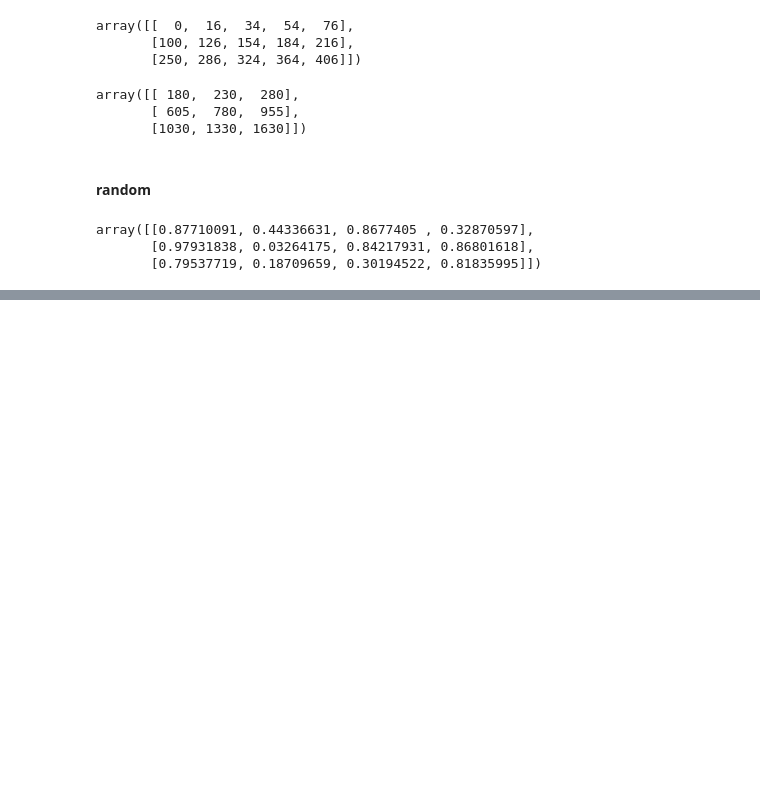
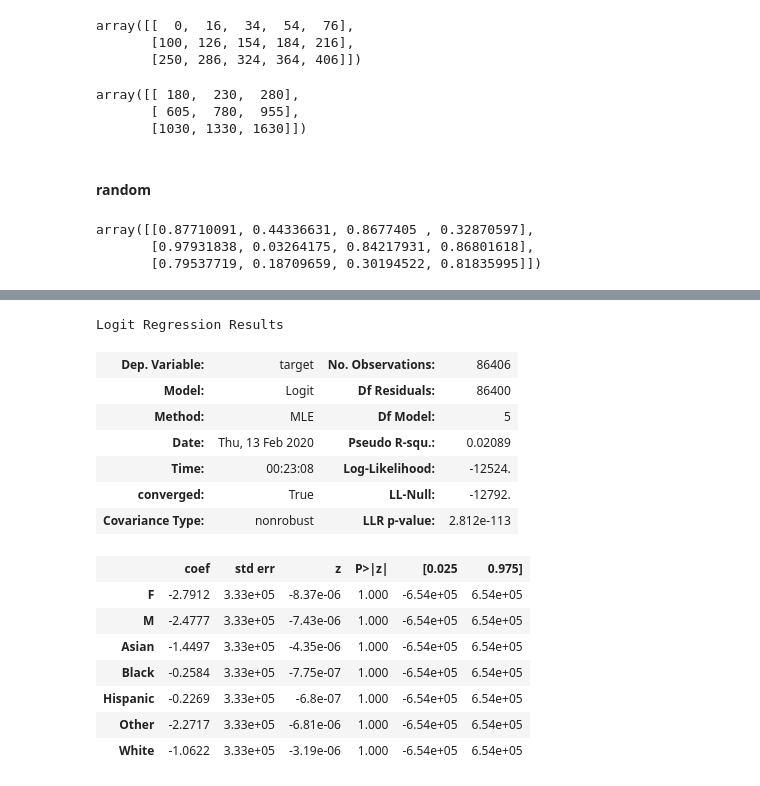
Before and after one commit to sergeychuvakin/python_hse, a Jupyter notebook: week8/ds.ipynb, the cells around one changed output, grey strips where cells are left out. Saved outputs shown, nothing was run; the diff lists cells and outputs as text; code cells hidden in the pictures; blank space fills up the shorter version.

```diff
--- a/week8/ds.ipynb
+++ b/week8/ds.ipynb
@@ -112,0 +343,19 @@ array([[0.87710091, 0.44336631, 0.8677405 , 0.32870597],
+# %%
+result.summary()
+# %% [output]
+Logit Regression Results
+| Dep. Variable: | target | No. Observations: | 86406 |
+| Model: | Logit | Df Residuals: | 86400 |
+| Method: | MLE | Df Model: | 5 |
+| Date: | Thu, 13 Feb 2020 | Pseudo R-squ.: | 0.02089 |
+| Time: | 00:23:08 | Log-Likelihood: | -12524. |
+| converged: | True | LL-Null: | -12792. |
+| Covariance Type: | nonrobust | LLR p-value: | 2.812e-113 |
+|  | coef | std err | z | P>|z| | [0.025 | 0.975] |
+| F | -2.7912 | 3.33e+05 | -8.37e-06 | 1.000 | -6.54e+05 | 6.54e+05 |
+| M | -2.4777 | 3.33e+05 | -7.43e-06 | 1.000 | -6.54e+05 | 6.54e+05 |
+| Asian | -1.4497 | 3.33e+05 | -4.35e-06 | 1.000 | -6.54e+05 | 6.54e+05 |
+| Black | -0.2584 | 3.33e+05 | -7.75e-07 | 1.000 | -6.54e+05 | 6.54e+05 |
+| Hispanic | -0.2269 | 3.33e+05 | -6.8e-07 | 1.000 | -6.54e+05 | 6.54e+05 |
+| Other | -2.2717 | 3.33e+05 | -6.81e-06 | 1.000 | -6.54e+05 | 6.54e+05 |
+| White | -1.0622 | 3.33e+05 | -3.19e-06 | 1.000 | -6.54e+05 | 6.54e+05 |
```
Also changed, not shown: parts of 48 cells of this notebook, 1 other file.
